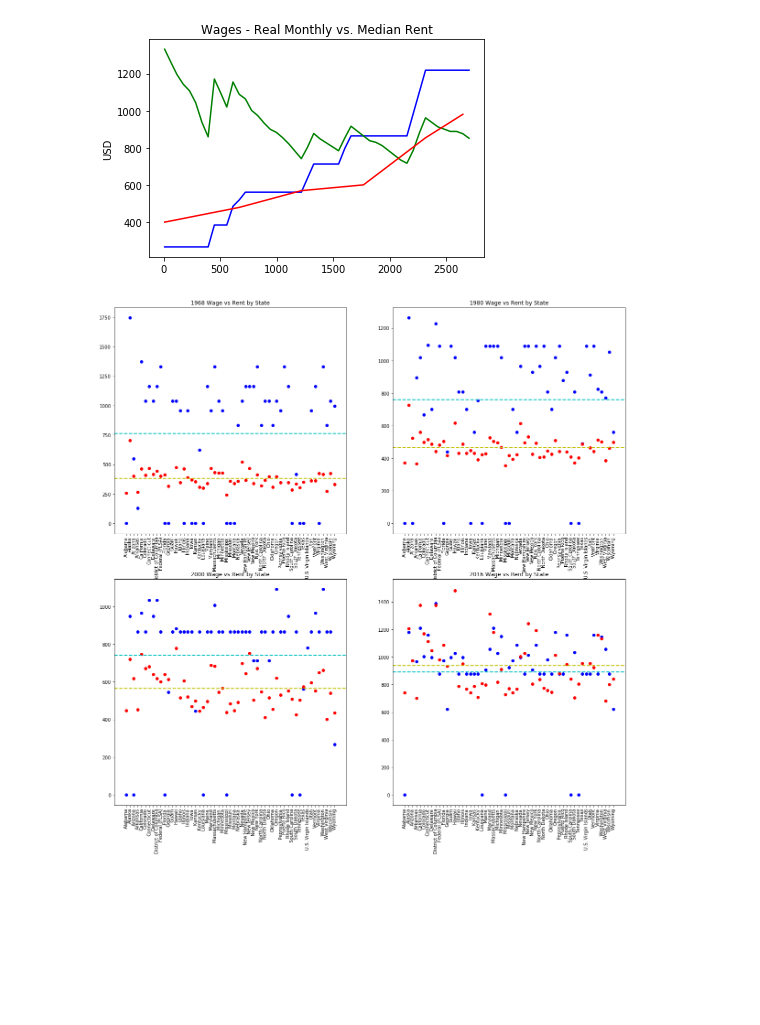
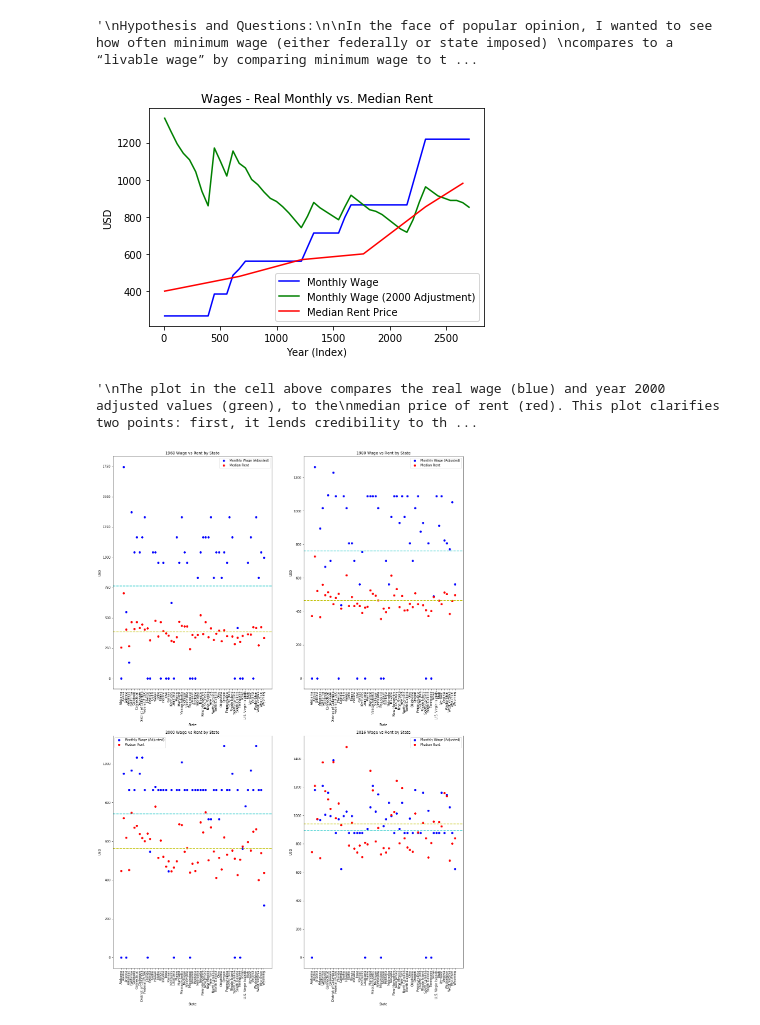
Before and after one commit to jkovach89/Wage_Affordability, a Jupyter notebook: Capstone 1 - Wage Affordability Study.ipynb, the cells around one changed output. Saved outputs shown, nothing was run; the diff lists cells and outputs as text; code cells hidden in the pictures; blank space fills up the shorter version.

```diff
--- a/Capstone 1 - Wage Affordability Study.ipynb
+++ b/Capstone 1 - Wage Affordability Study.ipynb
@@ -57,7 +57,7 @@ In this study I want to answer the following questions:
    2. If minimum wage is not currently “livable”, when did wages begin to diverge from housing
       affordability? If wages have not been historically “livable” is there significant movement in the
       disparity between wages and housing costs over time?
-   3. When does departure from a “livable wage” occur, if applicable?
+   3. Has there been significant movement recently to incite conversation about the sufficiency of wages?
 
 Method:
 
@@ -76,36 +76,42 @@ data as well.
 
 Minimum wage data exists for 2017 but I was unable to find median rent data for that year.
 '''
+# %% [output]
+'\nHypothesis and Questions:\n\nIn the face of popular opinion, I wanted to see how often minimum wage (either federally or state imposed) \ncompares to a “livable wage” by comparing minimum wage to t ...
 # %%
 '''
 In order to answer the above questions, I first need to create some additional data from the dataset
 above. First, I adjust the real minimum wage to year 2000 USD equivalents by multiplying the real wage
 numbers by the yearly rate of inflation adjustment[1]. I also created additional columns to convert the
 hourly wage to gross monthly wages by multiplying the real and adjusted numbers by 168 (standard full time
-monthly hours)
+monthly hours) and a column for percentage, dividing median rent by the adjusted monthly wage.
 '''
 
 # Create additional columns for dataframe object
 wage['High.2000'] = wage['High.Value'] * wage['Rate.Inflation']
 wage['Monthly.Wage'] = wage['High.Value'] * 168
 wage['Adj.Monthly.Wage'] = wage['High.2000'] * 168
+wage['Percent'] = wage['Rent.Median']/wage['Adj.Monthly.Wage']
+
 
 '''
 Next, I need to establish trends for the national averages. I isolated only the 'Federal (FLSA)' values
 from the dataset and plot the monthly wage, adjusted monthly wage, and median rent prices.
 '''
 
 # Plot - wages vs 2000 adjustment for federal
 fed_wage_year = wage.loc[wage['State']=='Federal (FLSA)']
 
-plt.plot(fed_wage_year['Monthly.Wage'], color='b')
-plt.plot(fed_wage_year['Adj.Monthly.Wage'], color='g')
-plt.plot(fed_wage_year['Rent.Median'], color='r')
+plt.plot(fed_wage_year['Monthly.Wage'], color='b', label='Monthly Wage')
+plt.plot(fed_wage_year['Adj.Monthly.Wage'], color='g', label='Monthly Wage (2000 Adjustment)')
+plt.plot(fed_wage_year['Rent.Median'], color='r', label='Median Rent Price')
+plt.xlabel('Year (Index)')
 plt.ylabel('USD')
+plt.legend(loc='lower right')
 plt.title('Wages - Real Monthly vs. Median Rent')
 plt.show()
 # %% [output]
-[figure, old version]
+[figure, new version]
 # %%
 '''
 The plot in the cell above compares the real wage (blue) and year 2000 adjusted values (green), to the
@@ -114,6 +120,8 @@ that while real wages have increased, wages adjusted for inflation have fallen o
 and second (and probably more worrying), while national minimum wage has grown to ~150% the cost of rent,
 it is neither sufficient to cover the 33% rule, nor the 42% weight of the CPI.
 '''
+# %% [output]
+'\nThe plot in the cell above compares the real wage (blue) and year 2000 adjusted values (green), to the\nmedian price of rent (red). This plot clarifies two points: first, it lends credibility to th ...
 # %%
 '''
 While this trend is worrying, I wanted to dig deeper into individual states and years. To do this, I
@@ -128,40 +136,52 @@ wage_2000 = wage.loc[lambda yr: wage['Year']==2000]
 wage_2016 = wage.loc[lambda yr: wage['Year']==2016]
 
 # Create figure and subplots
-plt.figure(figsize=(20,20))
+plt.figure(figsize=(20, 30))
 
 plt.subplot(2,2,1)
-plt.scatter(x=wage_1968['State'], y=wage_1968['Adj.Monthly.Wage'], color='b')
-plt.scatter(x=wage_1968['State'], y=wage_1968['Rent.Median'], color='r')
+plt.scatter(x=wage_1968['State'], y=wage_1968['Adj.Monthly.Wage'], color='b', label='Monthly Wage (Adjusted)')
+plt.scatter(x=wage_1968['State'], y=wage_1968['Rent.Median'], color='r', label='Median Rent')
 plt.axhline(wage_1968['Adj.Monthly.Wage'].mean(), color='c', linestyle='dashed', linewidth=2)
 plt.axhline(wage_1968['Rent.Median'].mean(), color='y', linestyle='dashed', linewidth=2)
+plt.xlabel('State')
+plt.ylabel('USD')
 plt.title('1968 Wage vs Rent by State')
+plt.legend(loc='upper right')
 plt.xticks(rotation=90)
 
 plt.subplot(2,2,2)
-plt.scatter(x=wage_1980['State'], y=wage_1980['Adj.Monthly.Wage'], color='b')
-plt.scatter(x=wage_1980['State'], y=wage_1980['Rent.Median'], color='r')
+plt.scatter(x=wage_1980['State'], y=wage_1980['Adj.Monthly.Wage'], color='b', label='Monthly Wage (Adjusted)')
+plt.scatter(x=wage_1980['State'], y=wage_1980['Rent.Median'], color='r', label='Median Rent')
 plt.axhline(wage_1980['Adj.Monthly.Wage'].mean(), color='c', linestyle='dashed', linewidth=2)
 plt.axhline(wage_1980['Rent.Median'].mean(), color='y', linestyle='dashed', linewidth=2)
+plt.xlabel('State')
+plt.ylabel('USD')
 plt.title('1980 Wage vs Rent by State')
+plt.legend(loc='upper right')
 plt.xticks(rotation=90)
 
 plt.subplot(2,2,3)
-plt.scatter(x=wage_2000['State'], y=wage_2000['Adj.Monthly.Wage'], color='b')
-plt.scatter(x=wage_2000['State'], y=wage_2000['Rent.Median'], color='r')
+plt.scatter(x=wage_2000['State'], y=wage_2000['Adj.Monthly.Wage'], color='b', label='Monthly Wage (Adjusted)')
+plt.scatter(x=wage_2000['State'], y=wage_2000['Rent.Median'], color='r', label='Median Rent')
 plt.axhline(wage_2000['Adj.Monthly.Wage'].mean(), color='c', linestyle='dashed', linewidth=2)
 plt.axhline(wage_2000['Rent.Median'].mean(), color='y', linestyle='dashed', linewidth=2)
+plt.xlabel('State')
+plt.ylabel('USD')
 plt.title('2000 Wage vs Rent by State')
+plt.legend(loc='upper left')
 plt.xticks(rotation=90)
 
 plt.subplot(2,2,4)
-plt.scatter(x=wage_2016['State'], y=wage_2016['Adj.Monthly.Wage'], color='b')
-plt.scatter(x=wage_2016['State'], y=wage_2016['Rent.Median'], color='r')
+plt.scatter(x=wage_2016['State'], y=wage_2016['Adj.Monthly.Wage'], color='b', label='Monthly Wage (Adjusted)')
+plt.scatter(x=wage_2016['State'], y=wage_2016['Rent.Median'], color='r', label='Median Rent')
 plt.axhline(wage_2016['Adj.Monthly.Wage'].mean(), color='c', linestyle='dashed', linewidth=2)
 plt.axhline(wage_2016['Rent.Median'].mean(), color='y', linestyle='dashed', linewidth=2)
+plt.xlabel('State')
+plt.ylabel('USD')
 plt.title('2016 Wage vs Rent by State')
+plt.legend(loc='upper right')
 plt.xticks(rotation=90)
 
 plt.show()
 # %% [output]
-[figure, old version]
+[figure, new version]
```
Also changed, not shown: parts of 8 cells of this notebook.
